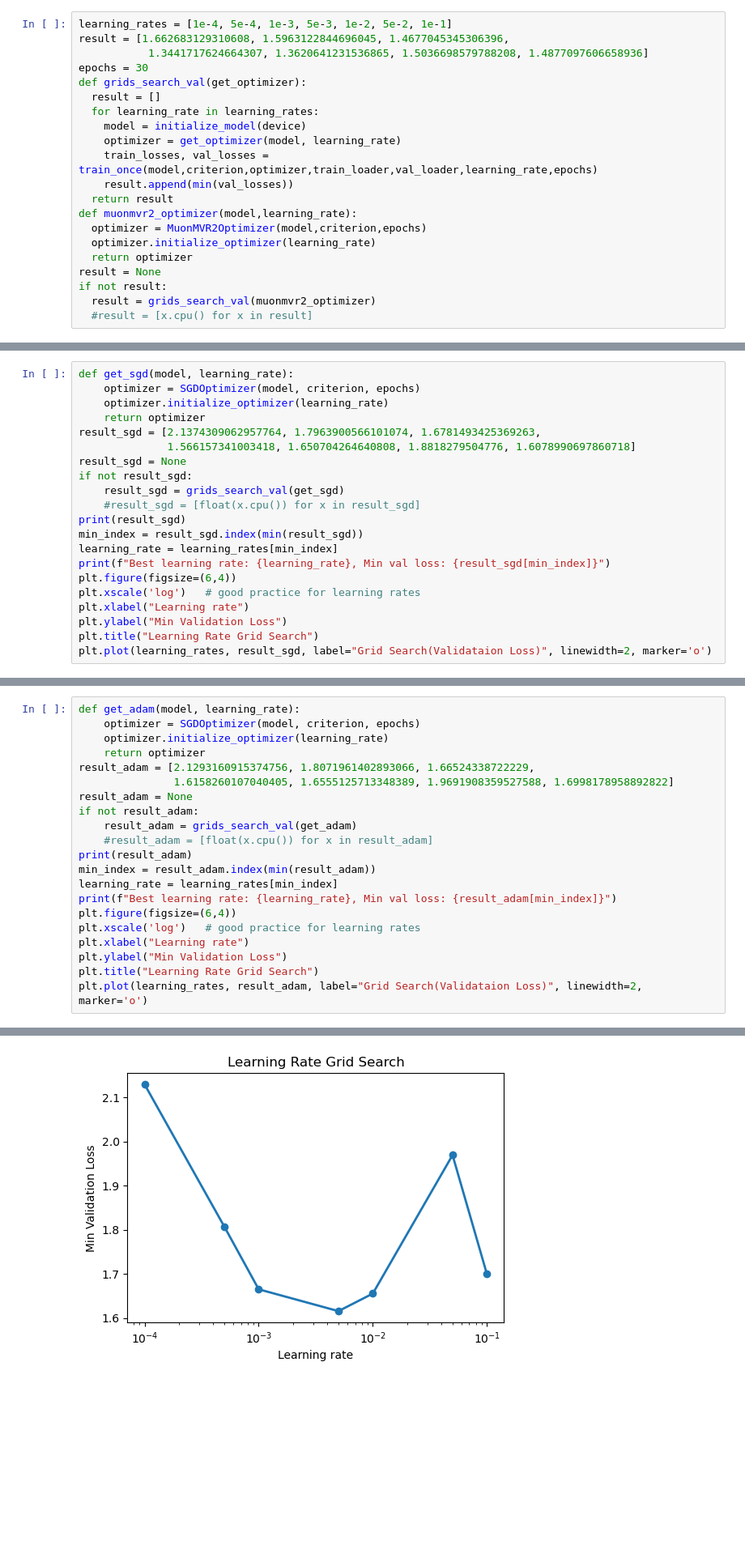
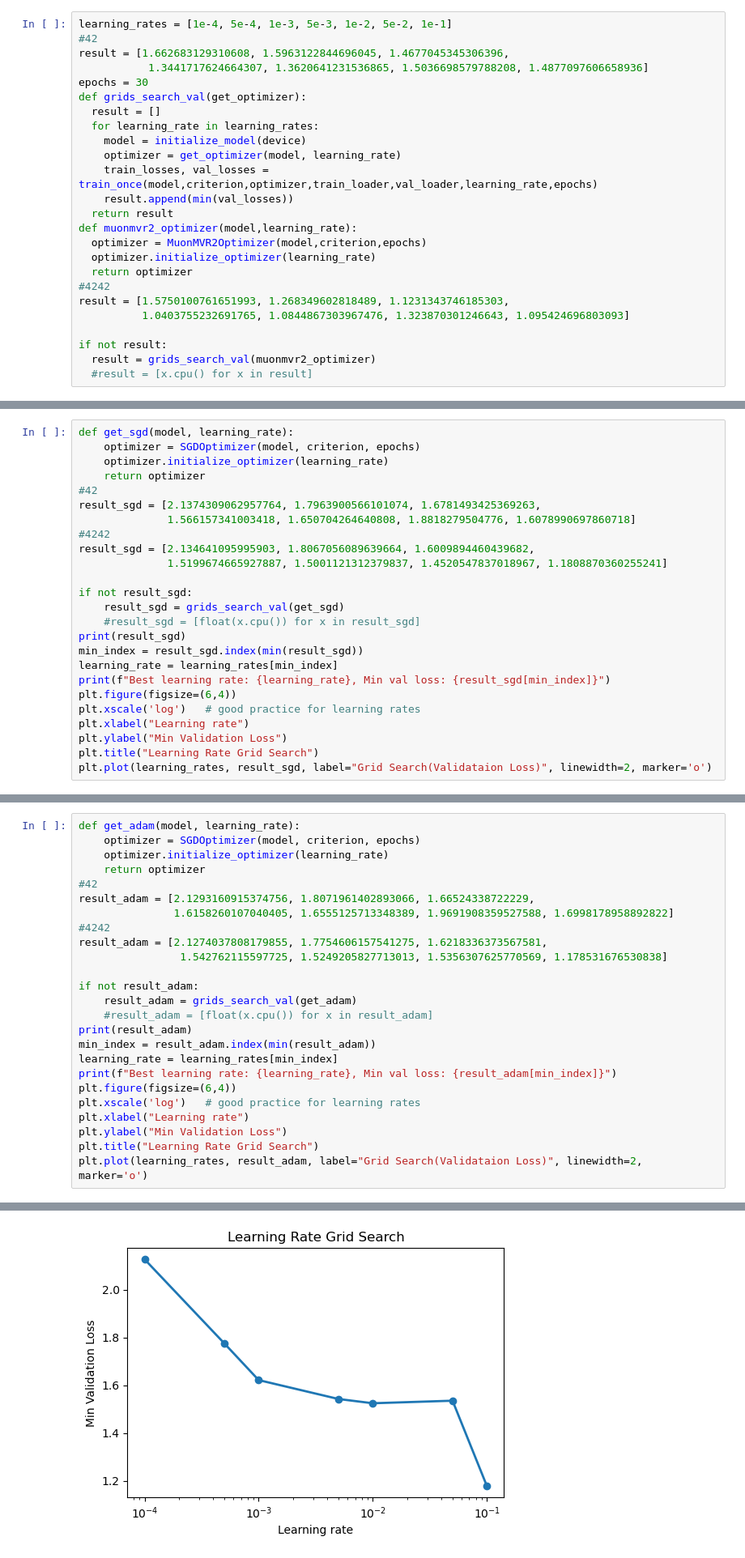
Before and after one commit to RayCyder/Intro, a Jupyter notebook: ResNet_Implementation_on_CIFAR10_2.ipynb, the cells around one changed output, grey strips where cells are left out. Shown at 81% size. Drawn from its saved outputs; the diff is of its cells as text; blank space fills up the shorter version.

```diff
--- a/ResNet_Implementation_on_CIFAR10_2.ipynb
+++ b/ResNet_Implementation_on_CIFAR10_2.ipynb
@@ -471,6 +471,7 @@ def train_with_mvr2_once(model,criterion,train_loader,val_loader,learning_rate,e
 ##**grid search**
 # %%
 learning_rates = [1e-4, 5e-4, 1e-3, 5e-3, 1e-2, 5e-2, 1e-1]
+#42
 result = [1.662683129310608, 1.5963122844696045, 1.4677045345306396,
            1.3441717624664307, 1.3620641231536865, 1.5036698579788208, 1.4877097606658936]
 epochs = 30
@@ -486,7 +487,10 @@ def muonmvr2_optimizer(model,learning_rate):
   optimizer = MuonMVR2Optimizer(model,criterion,epochs)
   optimizer.initialize_optimizer(learning_rate)
   return optimizer
-result = None
+#4242
+result = [1.5750100761651993, 1.268349602818489, 1.1231343746185303,
+          1.0403755232691765, 1.0844867303967476, 1.323870301246643, 1.095424696803093]
+
 if not result:
   result = grids_search_val(muonmvr2_optimizer)
   #result = [x.cpu() for x in result]
@@ -559,9 +581,13 @@ def get_sgd(model, learning_rate):
     optimizer = SGDOptimizer(model, criterion, epochs)
     optimizer.initialize_optimizer(learning_rate)
     return optimizer
+#42
 result_sgd = [2.1374309062957764, 1.7963900566101074, 1.6781493425369263,
               1.566157341003418, 1.650704264640808, 1.8818279504776, 1.6078990697860718]
-result_sgd = None
+#4242
+result_sgd = [2.134641095995903, 1.8067056089639664, 1.6009894460439682,
+              1.5199674665927887, 1.5001121312379837, 1.4520547837018967, 1.1808870360255241]
+
 if not result_sgd:
     result_sgd = grids_search_val(get_sgd)
     #result_sgd = [float(x.cpu()) for x in result_sgd]
@@ -636,9 +663,13 @@ def get_adam(model, learning_rate):
     optimizer = SGDOptimizer(model, criterion, epochs)
     optimizer.initialize_optimizer(learning_rate)
     return optimizer
+#42
 result_adam = [2.1293160915374756, 1.8071961402893066, 1.66524338722229,
                1.6158260107040405, 1.6555125713348389, 1.9691908359527588, 1.6998178958892822]
-result_adam = None
+#4242
+result_adam = [2.1274037808179855, 1.7754606157541275, 1.6218336373567581,
+                1.542762115597725, 1.5249205827713013, 1.5356307625770569, 1.178531676530838]
+
 if not result_adam:
     result_adam = grids_search_val(get_adam)
     #result_adam = [float(x.cpu()) for x in result_adam]
@@ -658,5 +704,5 @@ Best learning rate: 0.005, Min val loss: 1.6158260107040405
 [<matplotlib.lines.Line2D at 0x...>]
-[figure, old version]
+[figure, new version]
 # %%
 ResNet18_adamw = initialize_model(device)
 optimizer = AdamWOptimizer(ResNet18_adamw,criterion,epochs)
```
Also changed, not shown: parts of 9 cells of this notebook.
